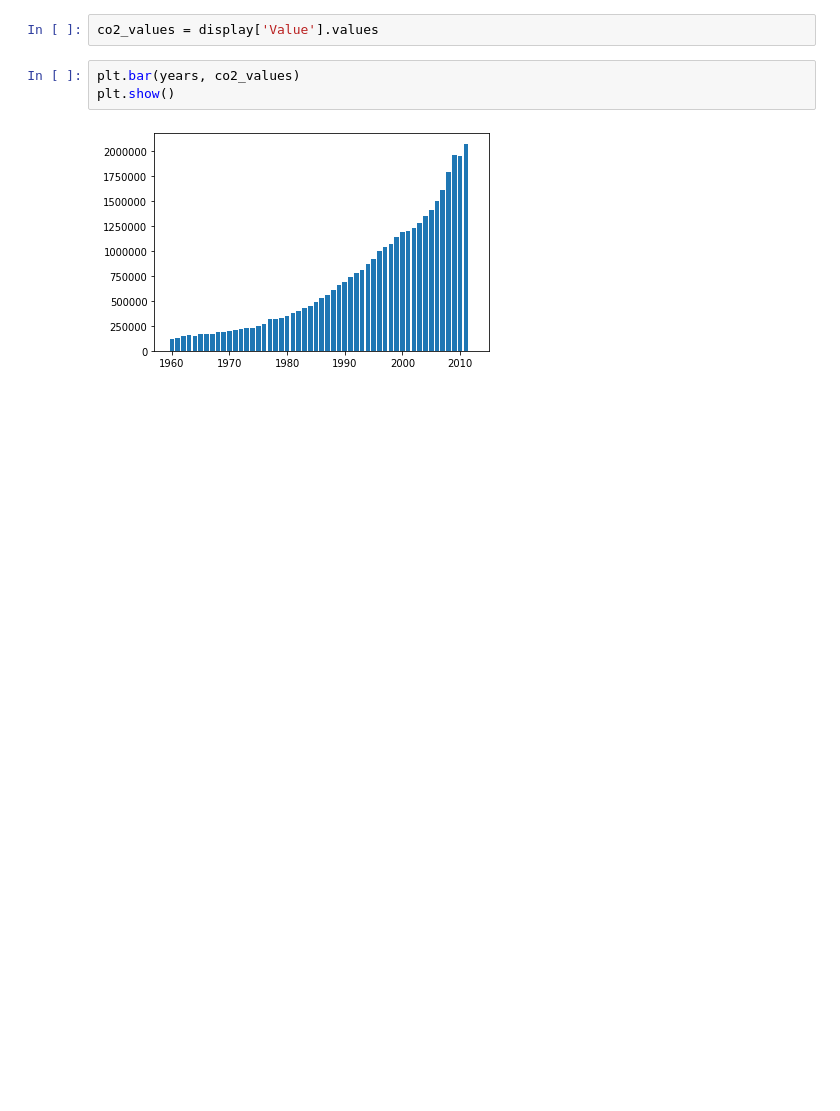
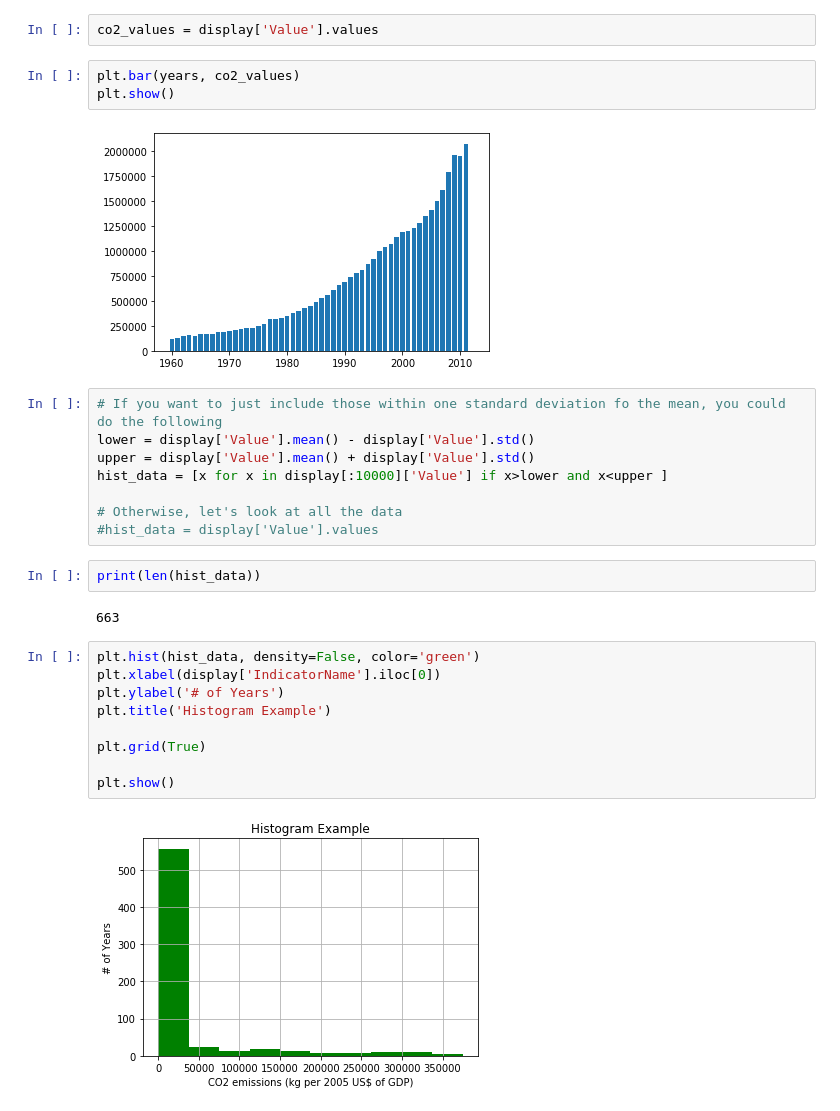
Before and after one commit to srujaan/Data-Science, a Jupyter notebook: week-5-Visualization/practice.ipynb, the cells around one changed output. Drawn from its saved outputs; the diff is of its cells as text; blank space fills up the shorter version.

Commit message:
histogram added

```diff
--- a/week-5-Visualization/practice.ipynb
+++ b/week-5-Visualization/practice.ipynb
@@ -46,3 +46,26 @@ plt.bar(years, co2_values)
 plt.show()
 # %% [output]
 [figure]
+# %%
+# If you want to just include those within one standard deviation fo the mean, you could do the following
+lower = display['Value'].mean() - display['Value'].std()
+upper = display['Value'].mean() + display['Value'].std()
+hist_data = [x for x in display[:10000]['Value'] if x>lower and x<upper ]
+
+# Otherwise, let's look at all the data
+#hist_data = display['Value'].values
+# %%
+print(len(hist_data))
+# %% [output]
+663
+# %%
+plt.hist(hist_data, density=False, color='green')
+plt.xlabel(display['IndicatorName'].iloc[0])
+plt.ylabel('# of Years')
+plt.title('Histogram Example')
+
+plt.grid(True)
+
+plt.show()
+# %% [output]
+[figure, added]
```
